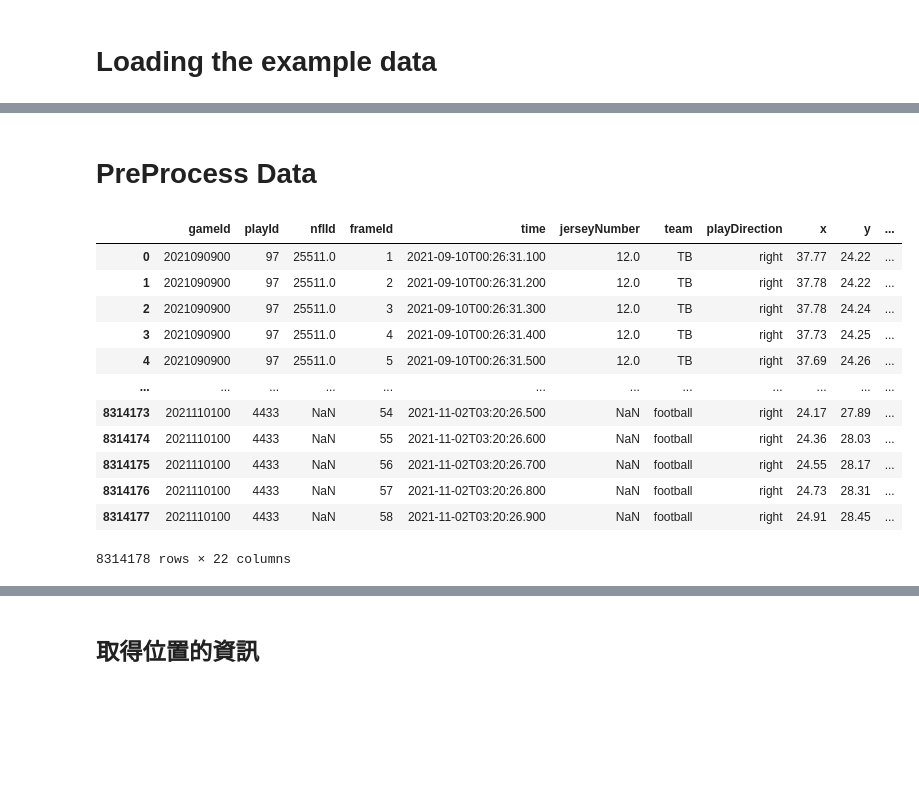
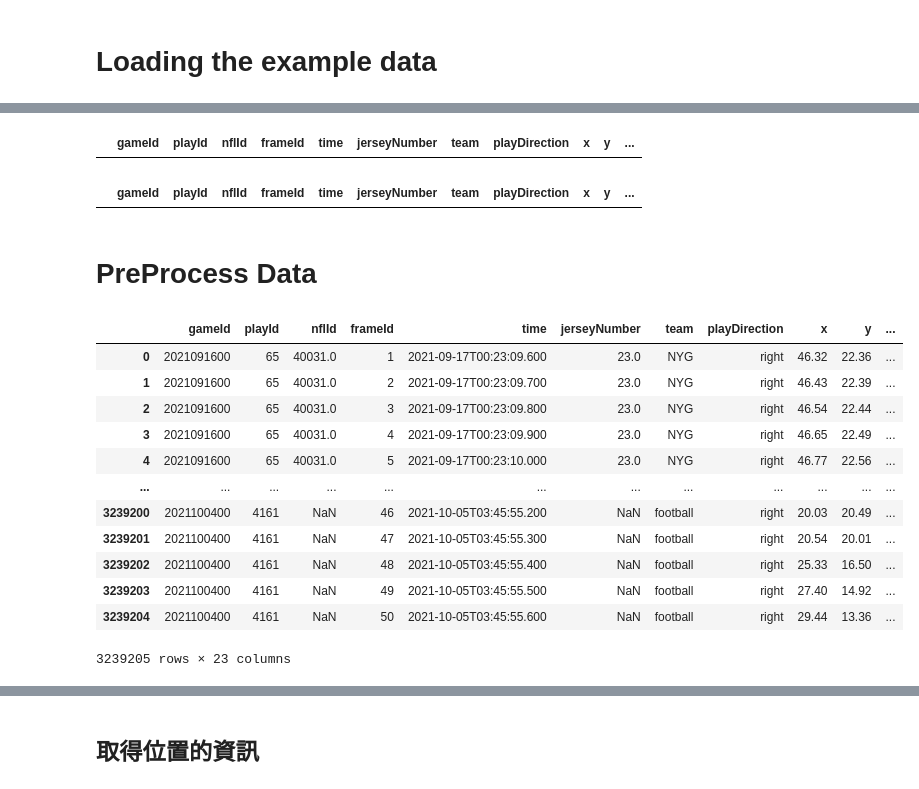
Before and after one commit to teddy960370/DeepLearningFinalProject, a Jupyter notebook: finalproject.ipynb, the cells around one changed output, grey strips where cells are left out. Cells and saved outputs as stored; diff of their text form; code cells hidden in the pictures; blank space fills up the shorter version.

Commit message:
add x_norm, y_norm, height_feet and adjust model

```diff
--- a/finalproject.ipynb
+++ b/finalproject.ipynb
@@ -34,7 +35,6 @@ WARNING: Running pip as the 'root' user can result in broken permissions and con
 def processor_fn(n):
     return pd.read_csv(f'/kaggle/input/nfl-big-data-bowl-2023/week{n}.csv')
 # %%
-
 for dirname, _, filenames in os.walk('/kaggle/input'):
     for filename in filenames:
         print(os.path.join(dirname, filename))
@@ -59,8 +59,8 @@ player_df = pd.read_csv(players)
 #tracking_df =  pd.read_csv(weeks)
 #tracking_df
 '''使用多個week'''
-START_WEEK = 1
-END_WEEK = 9  # non-inclusive
+START_WEEK = 2
+END_WEEK = 5  # non-inclusive
 weeks = list(range(START_WEEK, END_WEEK))
 weeks_data = []
 pool = Pool(processes=4)
@@ -120,3 +113,11 @@ gp_df
+# %%
+tracking_df[(tracking_df['playId']== 4401) & (tracking_df['team']== 'football')]
+# %% [output]
+|  | gameId | playId | nflId | frameId | time | jerseyNumber | team | playDirection | x | y | ... |
+# %%
+tracking_df[(tracking_df['playId']== 4401) & (tracking_df['team']== 'BAL')& (tracking_df['nflId']== 38557.0)]
+# %% [output]
+|  | gameId | playId | nflId | frameId | time | jerseyNumber | team | playDirection | x | y | ... |
 # %% [markdown]
 # PreProcess Data
 # %%
@@ -133,22 +134,30 @@ playerMapping_to_tracking = pd.merge(tracking_df,player_df, how='left', on='nflI
 # %%
 '''將tracking data 中的缺失值填補'''
 playerMapping_to_tracking['officialPosition']=playerMapping_to_tracking['officialPosition'].fillna('ball')
 playerMapping_to_tracking['o']=playerMapping_to_tracking['o'].fillna(0)
 playerMapping_to_tracking['dir']=playerMapping_to_tracking['dir'].fillna(0)
 playerMapping_to_tracking['weight']=playerMapping_to_tracking['weight'].fillna(0)
+
+# 身高處理
+playerMapping_to_tracking['height'] = playerMapping_to_tracking['height'].fillna("0")
+heightSplit = playerMapping_to_tracking['height'].str.split("-", expand = True)
+playerMapping_to_tracking['height_feet'] = heightSplit[0] + "." + heightSplit[1]
+playerMapping_to_tracking['height_feet'] = playerMapping_to_tracking['height_feet'].fillna("0")
+playerMapping_to_tracking['height_feet'] = playerMapping_to_tracking['height_feet'].astype(float)
+
 tracking_df = playerMapping_to_tracking
 tracking_df
 # %% [output]
 |  | gameId | playId | nflId | frameId | time | jerseyNumber | team | playDirection | x | y | ... |
-| 0 | 2021090900 | 97 | 25511.0 | 1 | 2021-09-10T00:26:31.100 | 12.0 | TB | right | 37.77 | 24.22 | ... |
-| 1 | 2021090900 | 97 | 25511.0 | 2 | 2021-09-10T00:26:31.200 | 12.0 | TB | right | 37.78 | 24.22 | ... |
-| 2 | 2021090900 | 97 | 25511.0 | 3 | 2021-09-10T00:26:31.300 | 12.0 | TB | right | 37.78 | 24.24 | ... |
-| 3 | 2021090900 | 97 | 25511.0 | 4 | 2021-09-10T00:26:31.400 | 12.0 | TB | right | 37.73 | 24.25 | ... |
-| 4 | 2021090900 | 97 | 25511.0 | 5 | 2021-09-10T00:26:31.500 | 12.0 | TB | right | 37.69 | 24.26 | ... |
+| 0 | 2021091600 | 65 | 40031.0 | 1 | 2021-09-17T00:23:09.600 | 23.0 | NYG | right | 46.32 | 22.36 | ... |
+| 1 | 2021091600 | 65 | 40031.0 | 2 | 2021-09-17T00:23:09.700 | 23.0 | NYG | right | 46.43 | 22.39 | ... |
+| 2 | 2021091600 | 65 | 40031.0 | 3 | 2021-09-17T00:23:09.800 | 23.0 | NYG | right | 46.54 | 22.44 | ... |
+| 3 | 2021091600 | 65 | 40031.0 | 4 | 2021-09-17T00:23:09.900 | 23.0 | NYG | right | 46.65 | 22.49 | ... |
+| 4 | 2021091600 | 65 | 40031.0 | 5 | 2021-09-17T00:23:10.000 | 23.0 | NYG | right | 46.77 | 22.56 | ... |
 | ... | ... | ... | ... | ... | ... | ... | ... | ... | ... | ... | ... |
-| 8314173 | 2021110100 | 4433 | NaN | 54 | 2021-11-02T03:20:26.500 | NaN | football | right | 24.17 | 27.89 | ... |
-| 8314174 | 2021110100 | 4433 | NaN | 55 | 2021-11-02T03:20:26.600 | NaN | football | right | 24.36 | 28.03 | ... |
-| 8314175 | 2021110100 | 4433 | NaN | 56 | 2021-11-02T03:20:26.700 | NaN | football | right | 24.55 | 28.17 | ... |
-| 8314176 | 2021110100 | 4433 | NaN | 57 | 2021-11-02T03:20:26.800 | NaN | football | right | 24.73 | 28.31 | ... |
-| 8314177 | 2021110100 | 4433 | NaN | 58 | 2021-11-02T03:20:26.900 | NaN | football | right | 24.91 | 28.45 | ... |
+| 3239200 | 2021100400 | 4161 | NaN | 46 | 2021-10-05T03:45:55.200 | NaN | football | right | 20.03 | 20.49 | ... |
+| 3239201 | 2021100400 | 4161 | NaN | 47 | 2021-10-05T03:45:55.300 | NaN | football | right | 20.54 | 20.01 | ... |
+| 3239202 | 2021100400 | 4161 | NaN | 48 | 2021-10-05T03:45:55.400 | NaN | football | right | 25.33 | 16.50 | ... |
+| 3239203 | 2021100400 | 4161 | NaN | 49 | 2021-10-05T03:45:55.500 | NaN | football | right | 27.40 | 14.92 | ... |
+| 3239204 | 2021100400 | 4161 | NaN | 50 | 2021-10-05T03:45:55.600 | NaN | football | right | 29.44 | 13.36 | ... |
-8314178 rows × 22 columns
+3239205 rows × 23 columns
```
Also changed, not shown: parts of 31 cells of this notebook.
